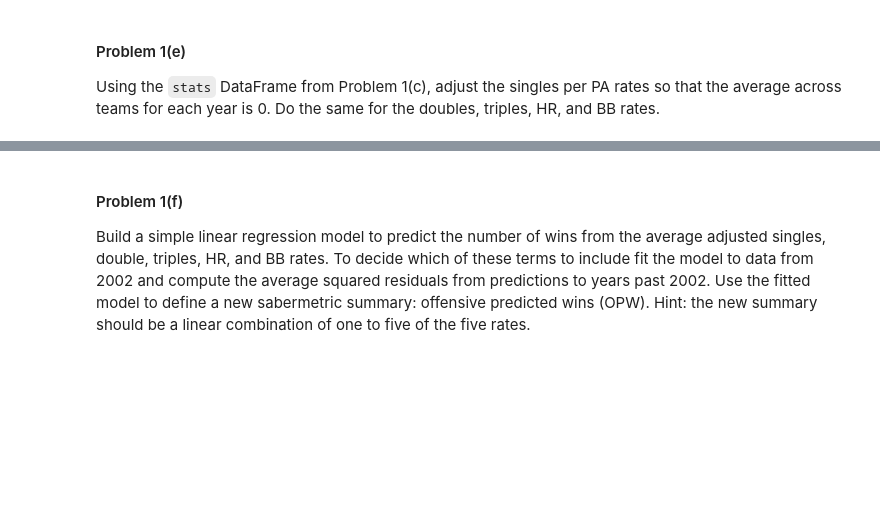
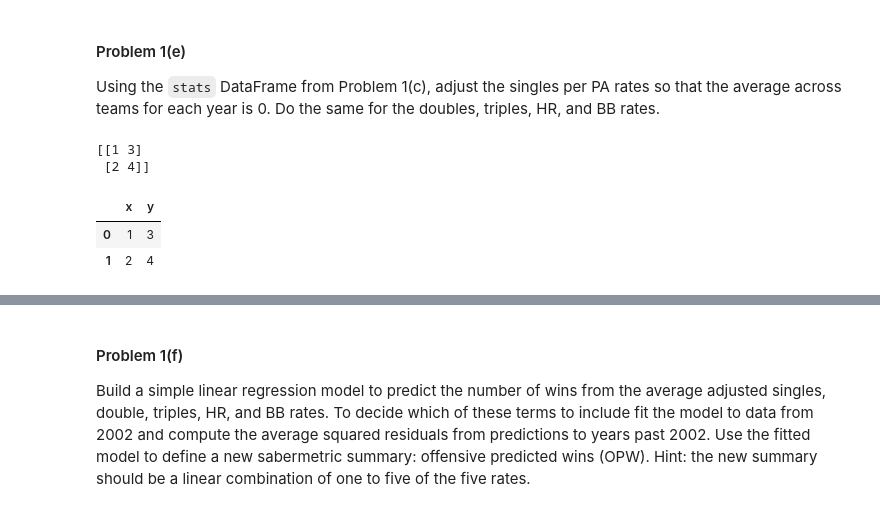
Before and after one commit to ShichengChen/cs109, a Jupyter notebook: 2014-master/homework/HW3.ipynb, the cells around one changed output, grey strips where cells are left out. Cells and saved outputs as stored; diff of their text form; code cells hidden in the pictures; blank space fills up the shorter version.

```diff
--- a/2014-master/homework/HW3.ipynb
+++ b/2014-master/homework/HW3.ipynb
@@ -174,3 +176,13 @@ plt.show()
 #### Problem 1(e)
 
 Using the `stats` DataFrame from Problem 1(c), adjust the singles per PA rates so that the average across teams for each year is 0. Do the same for the doubles, triples, HR, and BB rates.
+# %%
+dt = pd.DataFrame({'x':[1,2],'y':[3,4]})
+print dt.values
+dt
+# %% [output]
+[[1 3]
+ [2 4]]
+|  | x | y |
+| 0 | 1 | 3 |
+| 1 | 2 | 4 |
```
Also changed, not shown: parts of 4 cells of this notebook.
